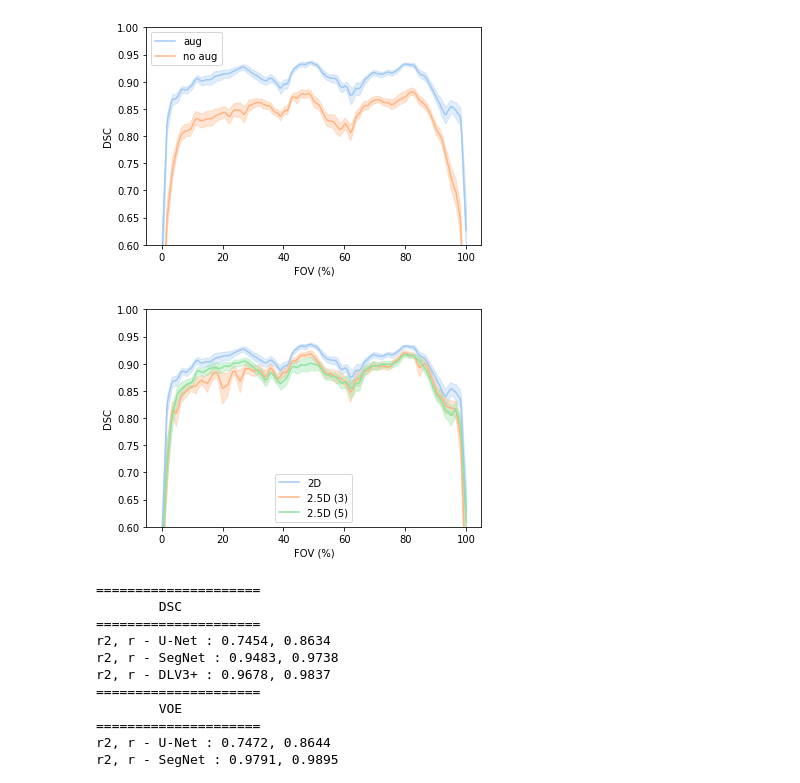
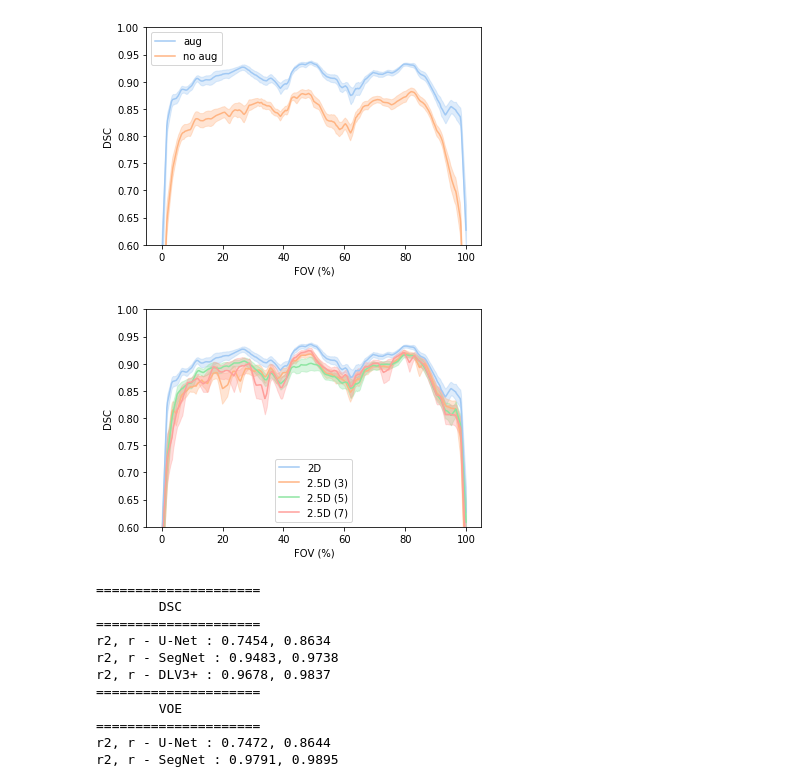
Before and after one commit to ad12/MedSegPy, a Jupyter notebook: analysis/exp_graphs.ipynb, the cells around one changed output. Drawn from its saved outputs; the diff is of its cells as text; code cells hidden in the pictures.

Commit message:
adding exp graph

```diff
--- a/analysis/exp_graphs.ipynb
+++ b/analysis/exp_graphs.ipynb
@@ -63,17 +63,18 @@ af.graph_slice_exp(AUGS)
 # %%
 # TODO: inspect training/testing
 
 VOLUME_2D = BASE_UNET
 VOLUME_2_5D_3 = '/bmrNAS/people/arjun/msk_seg_networks/volume_limited/unet_2_5d/2018-10-26-20-57-21/test_results' # 2.5D network with 3 slices (+/-1)
 VOLUME_2_5D_5 = '/bmrNAS/people/arjun/msk_seg_networks/volume_limited/unet_2_5d/2018-10-21-02-31-40/test_results' # 2.5D network with 5 slices (+/-2)
-
+VOLUME_2_5D_7 = '/bmrNAS/people/arjun/msk_seg_networks/volume_limited/unet_2_5d/2018-10-26-21-00-40/test_results' # 2.5D network with 7 slices (+/-3)
+VOLUME_3D = ''
 LOSSES = {'filename': 'volume.png',
-         'keys': ['2D', '2.5D (3)', '2.5D (5)'],
-         '2D': VOLUME_2D, '2.5D (3)': VOLUME_2_5D_3, '2.5D (5)': VOLUME_2_5D_5}
+         'keys': ['2D', '2.5D (3)', '2.5D (5)', '2.5D (7)'],
+         '2D': VOLUME_2D, '2.5D (3)': VOLUME_2_5D_3, '2.5D (5)': VOLUME_2_5D_5, '2.5D (7)': VOLUME_2_5D_7}
 
 af.graph_slice_exp(LOSSES, True)
 # %% [output]
-[figure, old version]
+[figure, new version]
 # %%
 # Data limitation graphs
 # Each architecture was run with multiple seeds
```
